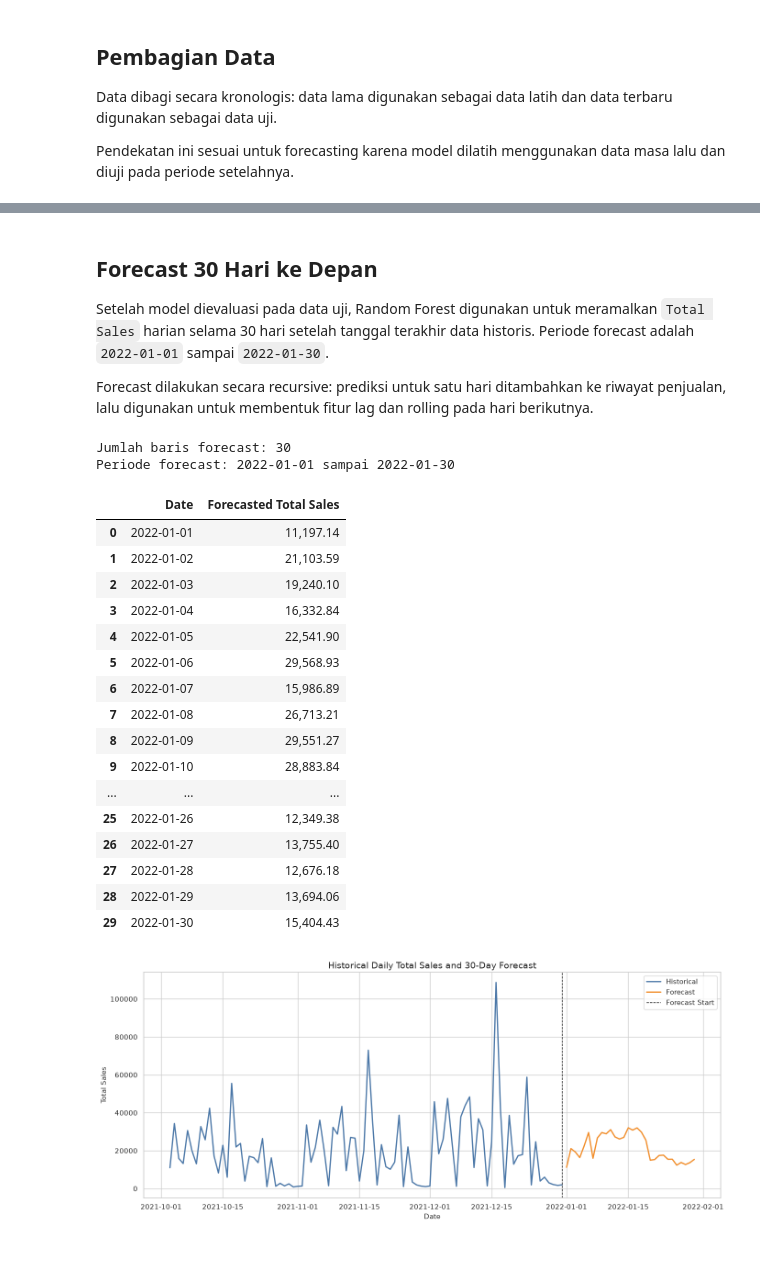
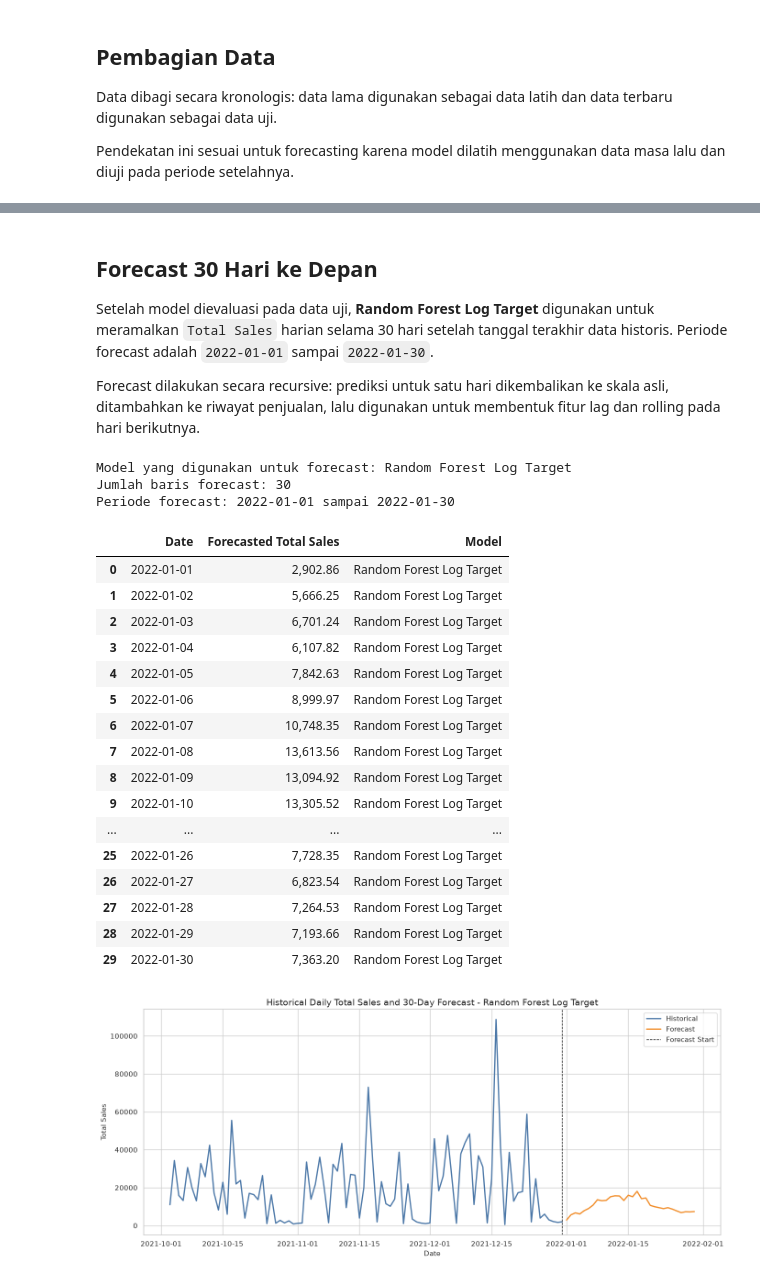
Before and after one commit to albertabayor/uas-peramlan, a Jupyter notebook: UAS_Peramalan_Random_Forest_Forecasting.ipynb, the cells around one changed output, grey strips where cells are left out. Cells and saved outputs as stored; diff of their text form; code cells hidden in the pictures; blank space fills up the shorter version.

```diff
--- a/UAS_Peramalan_Random_Forest_Forecasting.ipynb
+++ b/UAS_Peramalan_Random_Forest_Forecasting.ipynb
@@ -792,9 +889,9 @@ prediction_results.tail(10)
 # %% [markdown]
 ## Forecast 30 Hari ke Depan
 
-Setelah model dievaluasi pada data uji, Random Forest digunakan untuk meramalkan `Total Sales` harian selama 30 hari setelah tanggal terakhir data historis. Periode forecast adalah `2022-01-01` sampai `2022-01-30`.
+Setelah model dievaluasi pada data uji, **Random Forest Log Target** digunakan untuk meramalkan `Total Sales` harian selama 30 hari setelah tanggal terakhir data historis. Periode forecast adalah `2022-01-01` sampai `2022-01-30`.
 
-Forecast dilakukan secara recursive: prediksi untuk satu hari ditambahkan ke riwayat penjualan, lalu digunakan untuk membentuk fitur lag dan rolling pada hari berikutnya.
+Forecast dilakukan secara recursive: prediksi untuk satu hari dikembalikan ke skala asli, ditambahkan ke riwayat penjualan, lalu digunakan untuk membentuk fitur lag dan rolling pada hari berikutnya.
 # %%
 # Recursive forecasting 30 hari setelah data historis terakhir
 def build_forecast_features(forecast_date, sales_history):
@@ -820,6 +917,12 @@ def build_forecast_features(forecast_date, sales_history):
         "sales_roll_std_14": sales_series.iloc[-14:].std(),
     }
 
+def predict_total_sales(model, X_input, uses_log_target=False):
+    prediction = model.predict(X_input)
+    if uses_log_target:
+        prediction = np.expm1(prediction)
+    return np.maximum(prediction, 0)
+
 forecast_dates = pd.date_range(
     start=daily_sales["Date"].max() + pd.Timedelta(days=1),
     periods=30,
@@ -832,56 +935,62 @@ forecast_rows = []
 for forecast_date in forecast_dates:
     feature_row = build_forecast_features(forecast_date, sales_history)
     X_future = pd.DataFrame([feature_row])[feature_columns]
-    forecast_value = rf_model.predict(X_future)[0]
-    forecast_value = max(forecast_value, 0)
+    forecast_value = predict_total_sales(
+        final_model,
+        X_future,
+        uses_log_target=final_model_uses_log_target
+    )[0]
 
     forecast_rows.append({
         "Date": forecast_date,
-        "Forecasted Total Sales": forecast_value
+        "Forecasted Total Sales": forecast_value,
+        "Model": final_model_name
     })
     sales_history.append(forecast_value)
 
 forecast_results = pd.DataFrame(forecast_rows)
 
+print(f"Model yang digunakan untuk forecast: {final_model_name}")
 print(f"Jumlah baris forecast: {len(forecast_results)}")
 print(f"Periode forecast: {forecast_results['Date'].min().date()} sampai {forecast_results['Date'].max().date()}")
 display(forecast_results)
 # %% [output]
+Model yang digunakan untuk forecast: Random Forest Log Target
 Jumlah baris forecast: 30
 Periode forecast: 2022-01-01 sampai 2022-01-30
-|  | Date | Forecasted Total Sales |
-| 0 | 2022-01-01 | 11,197.14 |
-| 1 | 2022-01-02 | 21,103.59 |
-| 2 | 2022-01-03 | 19,240.10 |
-| 3 | 2022-01-04 | 16,332.84 |
-| 4 | 2022-01-05 | 22,541.90 |
-| 5 | 2022-01-06 | 29,568.93 |
-| 6 | 2022-01-07 | 15,986.89 |
-| 7 | 2022-01-08 | 26,713.21 |
-| 8 | 2022-01-09 | 29,551.27 |
-| 9 | 2022-01-10 | 28,883.84 |
-| ... | ... | ... |
-| 25 | 2022-01-26 | 12,349.38 |
-| 26 | 2022-01-27 | 13,755.40 |
-| 27 | 2022-01-28 | 12,676.18 |
-| 28 | 2022-01-29 | 13,694.06 |
-| 29 | 2022-01-30 | 15,404.43 |
+|  | Date | Forecasted Total Sales | Model |
+| 0 | 2022-01-01 | 2,902.86 | Random Forest Log Target |
+| 1 | 2022-01-02 | 5,666.25 | Random Forest Log Target |
+| 2 | 2022-01-03 | 6,701.24 | Random Forest Log Target |
+| 3 | 2022-01-04 | 6,107.82 | Random Forest Log Target |
+| 4 | 2022-01-05 | 7,842.63 | Random Forest Log Target |
+| 5 | 2022-01-06 | 8,999.97 | Random Forest Log Target |
+| 6 | 2022-01-07 | 10,748.35 | Random Forest Log Target |
+| 7 | 2022-01-08 | 13,613.56 | Random Forest Log Target |
+| 8 | 2022-01-09 | 13,094.92 | Random Forest Log Target |
+| 9 | 2022-01-10 | 13,305.52 | Random Forest Log Target |
+| ... | ... | ... | ... |
+| 25 | 2022-01-26 | 7,728.35 | Random Forest Log Target |
+| 26 | 2022-01-27 | 6,823.54 | Random Forest Log Target |
+| 27 | 2022-01-28 | 7,264.53 | Random Forest Log Target |
+| 28 | 2022-01-29 | 7,193.66 | Random Forest Log Target |
+| 29 | 2022-01-30 | 7,363.20 | Random Forest Log Target |
 # %%
 # Visualisasi 90 hari historis terakhir dan forecast 30 hari ke depan
 historical_90 = daily_sales.tail(90).copy()
 
 plt.figure(figsize=(14, 6))
 plt.plot(historical_90["Date"], historical_90["Total Sales"], label="Historical", color="#4C78A8", linewidth=2)
 plt.plot(forecast_results["Date"], forecast_results["Forecasted Total Sales"], label="Forecast", color="#F28E2B", linewidth=2)
 plt.axvline(daily_sales["Date"].max(), color="black", linestyle="--", linewidth=1, label="Forecast Start")
-plt.title("Historical Daily Total Sales and 30-Day Forecast")
+plt.title(f"Historical Daily Total Sales and 30-Day Forecast - {final_model_name}")
 plt.xlabel("Date")
 plt.ylabel("Total Sales")
 plt.legend()
 plt.tight_layout()
 plt.show()
 # %% [output]
-[figure, old version]
+[figure, new version]
 # %% [markdown]
 ## Kesimpulan
 
```
Also changed, not shown: parts of 13 cells of this notebook, 5 other files.
